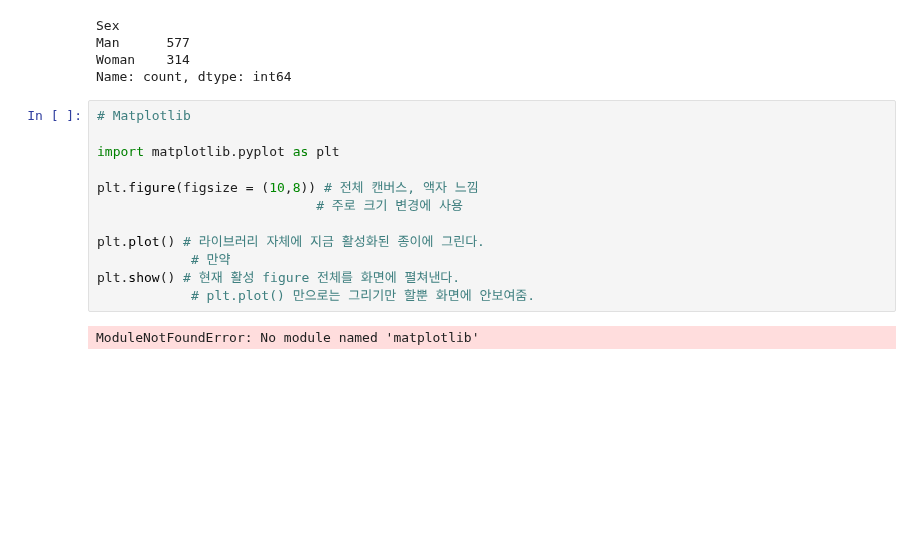
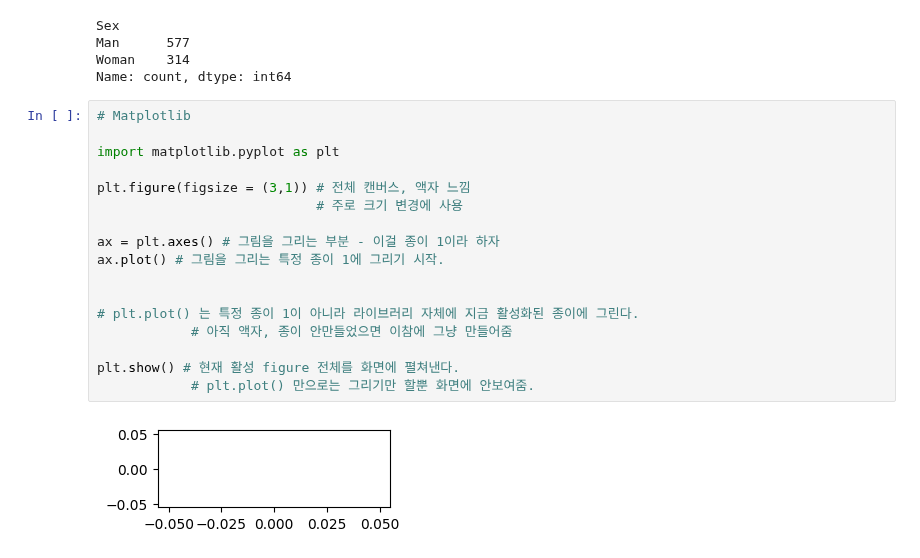
Before and after one commit to miji-lee-kr/titanic_practice, a Jupyter notebook: titanic.ipynb, the cells around one changed output. Drawn from its saved outputs; the diff is of its cells as text; blank space fills up the shorter version.

Commit message:
matplotlib practice

```diff
--- a/titanic.ipynb
+++ b/titanic.ipynb
@@ -915,14 +911,19 @@ Name: count, dtype: int64
 # %%
 # Matplotlib
 
 import matplotlib.pyplot as plt
 
-plt.figure(figsize = (10,8)) # 전체 캔버스, 액자 느낌
+plt.figure(figsize = (3,1)) # 전체 캔버스, 액자 느낌
                             # 주로 크기 변경에 사용
 
-plt.plot() # 라이브러리 자체에 지금 활성화된 종이에 그린다.
-            # 만약
+ax = plt.axes() # 그림을 그리는 부분 - 이걸 종이 1이라 하자
+ax.plot() # 그림을 그리는 특정 종이 1에 그리기 시작.
+
+
+# plt.plot() 는 특정 종이 1이 아니라 라이브러리 자체에 지금 활성화된 종이에 그린다.
+            # 아직 액자, 종이 안만들었으면 이참에 그냥 만들어줌
+
 plt.show() # 현재 활성 figure 전체를 화면에 펼쳐낸다.
             # plt.plot() 만으로는 그리기만 할뿐 화면에 안보여줌.
 # %% [output]
-ModuleNotFoundError: No module named 'matplotlib'
+[figure, added]
```
Also changed, not shown: parts of 9 cells of this notebook.
